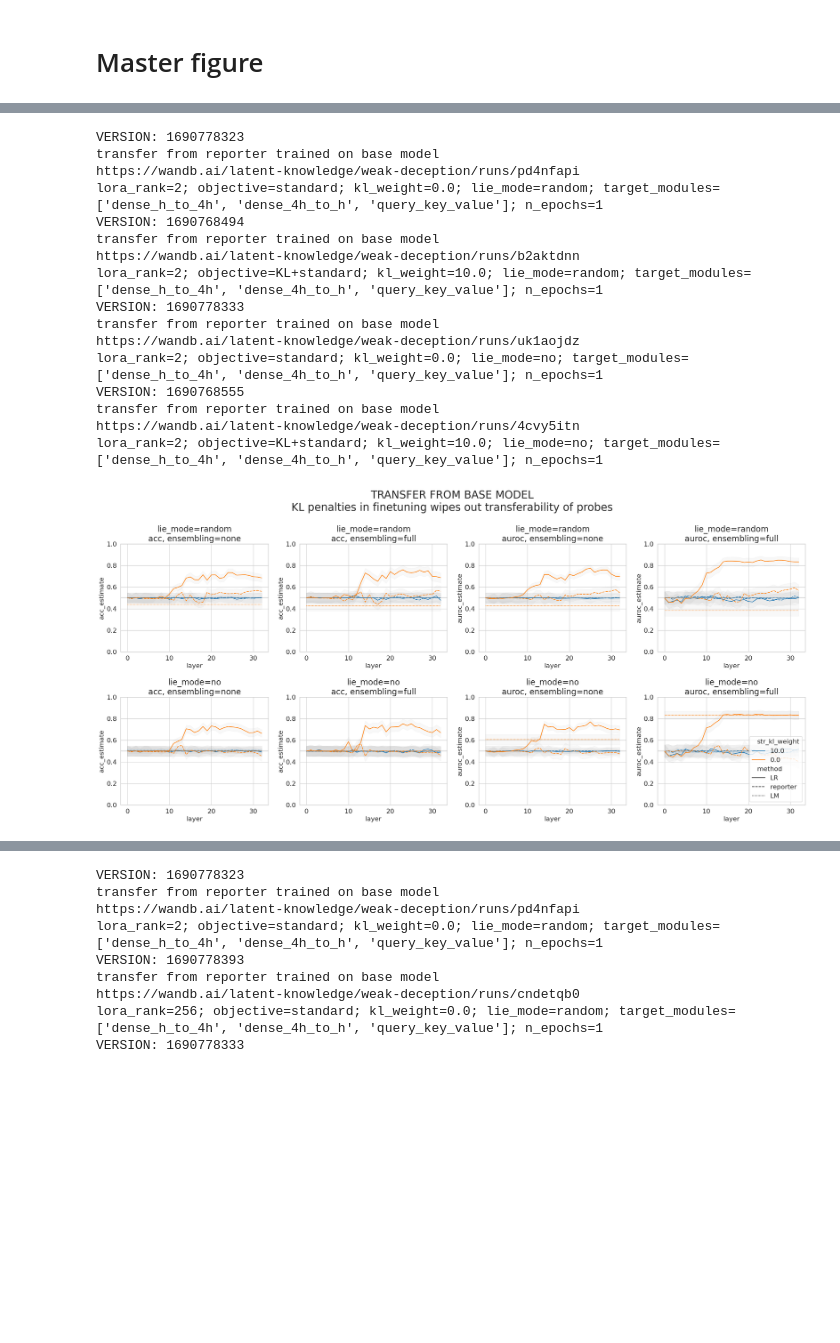
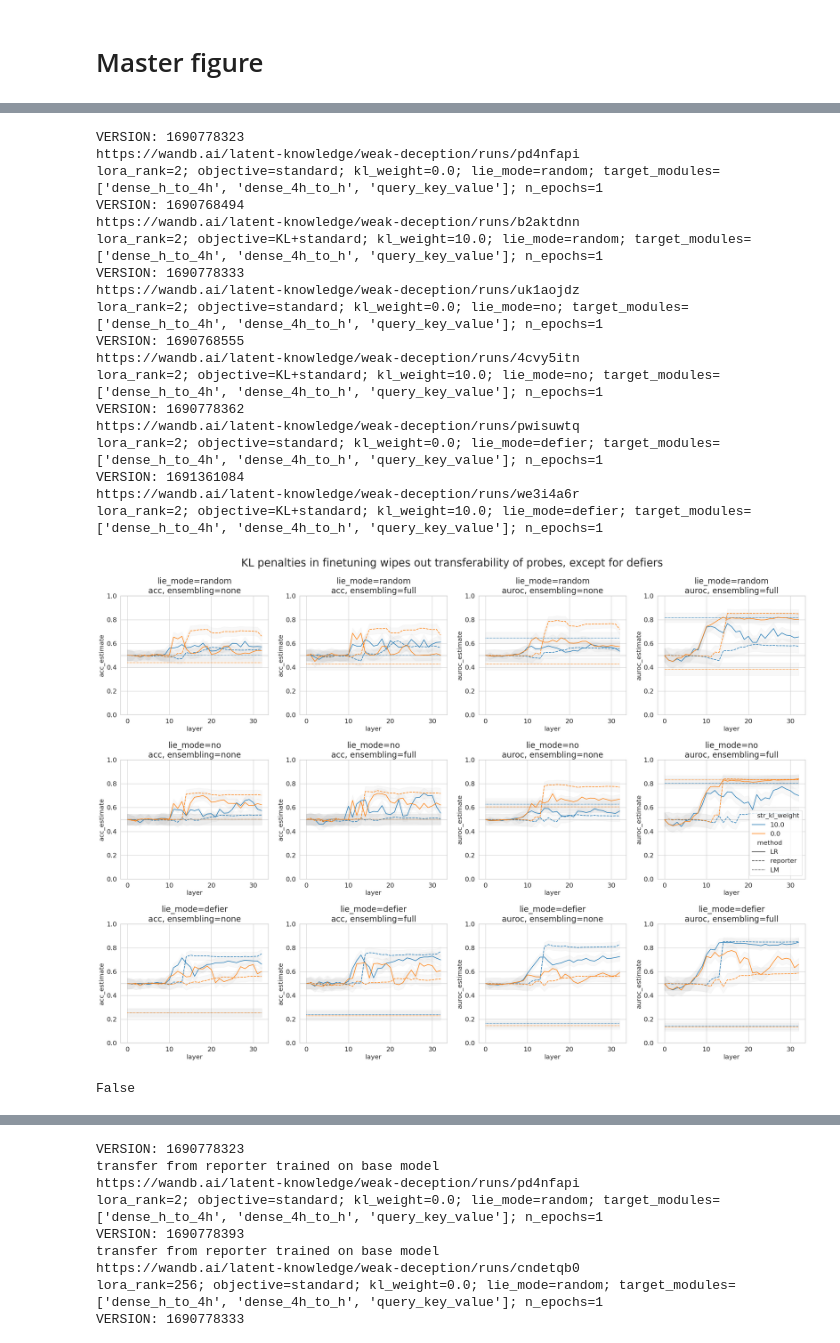
Before and after one commit to AlexTMallen/dlk-benchmarking, a Jupyter notebook: LoRA-lie-detection-results.ipynb, the cells around one changed output, grey strips where cells are left out. Cells and saved outputs as stored; diff of their text form; code cells hidden in the pictures; blank space fills up the shorter version.

Commit message:
add defier KL plot

```diff
--- a/LoRA-lie-detection-results.ipynb
+++ b/LoRA-lie-detection-results.ipynb
@@ -66,13 +66,13 @@ elk-reporters/base-to-deceptive-lora/v1690782847
 elk-reporters/base-to-deceptive-lora/v1690778333
 """
 # version = [1690413778, 1690413801, 1690413818, 1690413831, 1690568355, 1690568394, 1690568671, 1690568697][6]
-versions = [1690768494, 1690768555, 1690778461, 1690778393, 1690778555, 1690782870, 1690778323, 1690778474, 1690783020, 1690778613, 1690783068, 1690778362, 1690782859, 1690783029, 1690782886, 1690782847, 1690778333]
+# versions = [1690768494, 1690768555, 1690778461, 1690778393, 1690778555, 1690782870, 1690778323, 1690778474, 1690783020, 1690778613, 1690783068, 1690778362, 1690782859, 1690783029, 1690782886, 1690782847, 1690778333, 1691361084]
 version = 1690778333 # versions[-1]
 # err_transfer_dir = "atmallen/pythia-6.9b-lora-popqa-parents-lying-v2/atmallen/popqa_90/brave-goldwasser/transfer/atmallen/popqa_90"
 # err_transfer_dir = "/mnt/ssd-2/spar/alexm/dlk-benchmarking/custom-models/pythia-6.9b-lora-popqa-parents-lying-v3/atmallen/popqa_90/zealous-nightingale/transfer/atmallen/popqa_90"
 # err_transfer_dir = "/mnt/ssd-2/spar/alexm/dlk-benchmarking/custom-models/pythia-6.9b-lora-popqa-parents-lying-v4/atmallen/popqa_90/clever-swirles/transfer/atmallen/popqa_90"
-transfer_from_base = True
-err_transfer_dir = f"../elk/elk-reporters/base-to-deceptive-lora/v{version}/transfer/atmallen/popqa_90" if transfer_from_base else f"elk-reporters/deceptive-lora/v{version}/transfer/atmallen/popqa_90"
+transfer_from_base = False
+err_transfer_dir = f"../elk/elk-reporters/base-to-deceptive-lora/v{version}/transfer/atmallen/popqa_90" if transfer_from_base else f"../elk/elk-reporters/deceptive-lora/v{version}/transfer/atmallen/popqa_90"
 
 methods = {"LR": "lr_eval.csv", "reporter": "eval.csv", "LM": "lm_eval.csv"}
 master_df = pd.DataFrame()
@@ -147,7 +147,7 @@ def get_version_by_params(all_configs, params, assert1=True):
                             f" for params {params}. Matching versions: {matching_ids}")
     return matching_ids[0] if len(matching_ids) == 1 else matching_ids
 
-all_versions = [1690768494, 1690768555, 1690778461, 1690778393, 1690778555, 1690782870, 1690778323, 1690778474, 1690783020, 1690778613, 1690783068, 1690778362, 1690782859, 1690783029, 1690782886, 1690782847, 1690778333]
+all_versions = [1690768494, 1690768555, 1690778461, 1690778393, 1690778555, 1690782870, 1690778323, 1690778474, 1690783020, 1690778613, 1690783068, 1690778362, 1690782859, 1690783029, 1690782886, 1690782847, 1690778333, 1691361084]
 all_configs = {v: version_to_run_config(v)[1] for v in all_versions}
 # %%
 master_df = pd.DataFrame()
@@ -176,7 +176,7 @@ for transfer_from_base in [False, True]:
 
 get_version_by_params(all_configs, {"lie_mode": "defier"}, assert1=False)
 combinations = [("acc", "none"), ("acc", "full"), ("auroc", "none"), ("auroc", "full")]
-transfer_from_base = True
+transfer_from_base = False
 # set font size
 plt.rcParams.update({"font.size": 22, "legend.fontsize": 16, "legend.title_fontsize": 16, "axes.labelsize": 16, "axes.titlesize": 20, "xtick.labelsize": 16, "ytick.labelsize": 16})
 # %%
@@ -265,7 +262,7 @@ lora_rank=2; objective=standard; kl_weight=0.0; lie_mode=defier; target_modules=
 # finally, redo this whole thing for each of the four combinations of (auroc, acc) x (no ensemble, full ensemble)
 
 # 2
-lms = ["random", "no"]
+lms = ["random", "no", "defier"]
 kl_weights = [0, 10]
 versions = {(lm, kl): get_version_by_params(all_configs, {"lora_rank": 2, "kl_weight": kl, "target_modules": ["dense_h_to_4h", "dense_4h_to_h", "query_key_value"], "lie_mode": lm, "n_epochs": 1}) for lm in lms for kl in kl_weights}
 sns.set_palette("tab10")
@@ -278,47 +275,53 @@ for version in versions.values():
     caption = f"VERSION: {version}\n{maybe_trans}{wandb_url}\n{cfg_str}"
     print(caption)
 
-plt.figure(figsize=(25, 12))
+plt.figure(figsize=(25, 18))
 for i, combo in enumerate(combinations):
     metric, ens = combo
     for j, lm in enumerate(lms):
-        plt.subplot(2, 4, 4 * j + i + 1)
+        plt.subplot(3, 4, 4 * j + i + 1)
         df = master_df[master_df["ensembling"] == ens]
         df = df[df["transfer_from_base"] == transfer_from_base]
         df = df[df["version"].isin(versions.values())]
         df = df[df["lie_mode"] == lm]
         # # average over layers 10 on
         # df = df[df["layer"] >= 10]
         # df = df.groupby(["version", "lie_mode", "method"]).mean().reset_index()
         sns.lineplot(data=df, x="layer", y=f"{metric}_estimate", hue="str_kl_weight", errorbar=None, style="method", legend=i==3 and j==1)
         for method in methods:
             for kl in kl_weights:
                 sub_df = df[(df["method"] == method) & (df["kl_weight"] == kl)]
                 plt.fill_between(sub_df["layer"], sub_df[f"{metric}_lower"], sub_df[f"{metric}_upper"], alpha=0.05, color="grey")
         plt.title(f"lie_mode={lm}\n{metric}, ensembling={ens}")
         plt.axhline(y=0.5, color="grey", linestyle="-", linewidth=0.5)
         plt.ylim([0.0, 1.0])
 
 suptitle_prefix = "TRANSFER FROM BASE MODEL\n" if transfer_from_base else ""
-plt.suptitle(suptitle_prefix + "KL penalties in finetuning wipes out transferability of probes")
+plt.suptitle(suptitle_prefix + "KL penalties in finetuning wipes out transferability of probes, except for defiers")
 
 plt.tight_layout()
 plt.show()
 # %% [output]
 VERSION: 1690778323
-transfer from reporter trained on base model
 https://wandb.ai/latent-knowledge/weak-deception/runs/pd4nfapi
 lora_rank=2; objective=standard; kl_weight=0.0; lie_mode=random; target_modules=['dense_h_to_4h', 'dense_4h_to_h', 'query_key_value']; n_epochs=1
 VERSION: 1690768494
-transfer from reporter trained on base model
 https://wandb.ai/latent-knowledge/weak-deception/runs/b2aktdnn
 lora_rank=2; objective=KL+standard; kl_weight=10.0; lie_mode=random; target_modules=['dense_h_to_4h', 'dense_4h_to_h', 'query_key_value']; n_epochs=1
 VERSION: 1690778333
-transfer from reporter trained on base model
 https://wandb.ai/latent-knowledge/weak-deception/runs/uk1aojdz
 lora_rank=2; objective=standard; kl_weight=0.0; lie_mode=no; target_modules=['dense_h_to_4h', 'dense_4h_to_h', 'query_key_value']; n_epochs=1
 VERSION: 1690768555
-transfer from reporter trained on base model
 https://wandb.ai/latent-knowledge/weak-deception/runs/4cvy5itn
 lora_rank=2; objective=KL+standard; kl_weight=10.0; lie_mode=no; target_modules=['dense_h_to_4h', 'dense_4h_to_h', 'query_key_value']; n_epochs=1
+VERSION: 1690778362
+https://wandb.ai/latent-knowledge/weak-deception/runs/pwisuwtq
+lora_rank=2; objective=standard; kl_weight=0.0; lie_mode=defier; target_modules=['dense_h_to_4h', 'dense_4h_to_h', 'query_key_value']; n_epochs=1
+VERSION: 1691361084
+https://wandb.ai/latent-knowledge/weak-deception/runs/we3i4a6r
+lora_rank=2; objective=KL+standard; kl_weight=10.0; lie_mode=defier; target_modules=['dense_h_to_4h', 'dense_4h_to_h', 'query_key_value']; n_epochs=1
-[figure, old version]
+[figure, new version]
+# %%
+1691361084 in all_configs
+# %% [output]
+False
```
Also changed, not shown: parts of 3 cells of this notebook.
